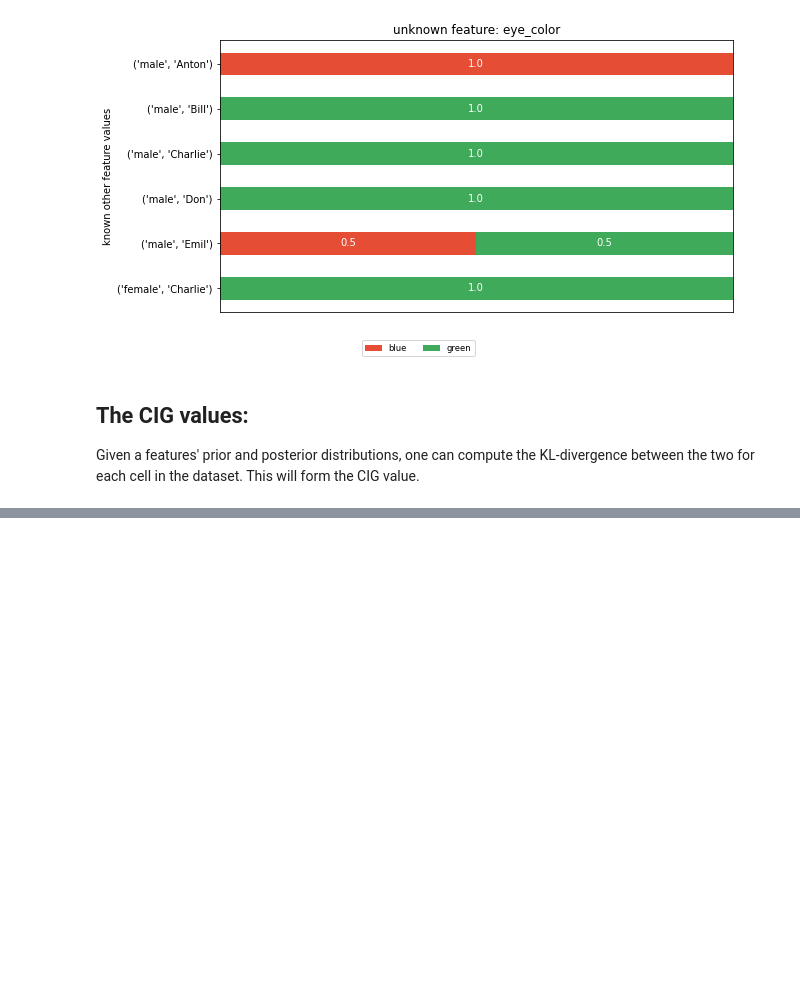
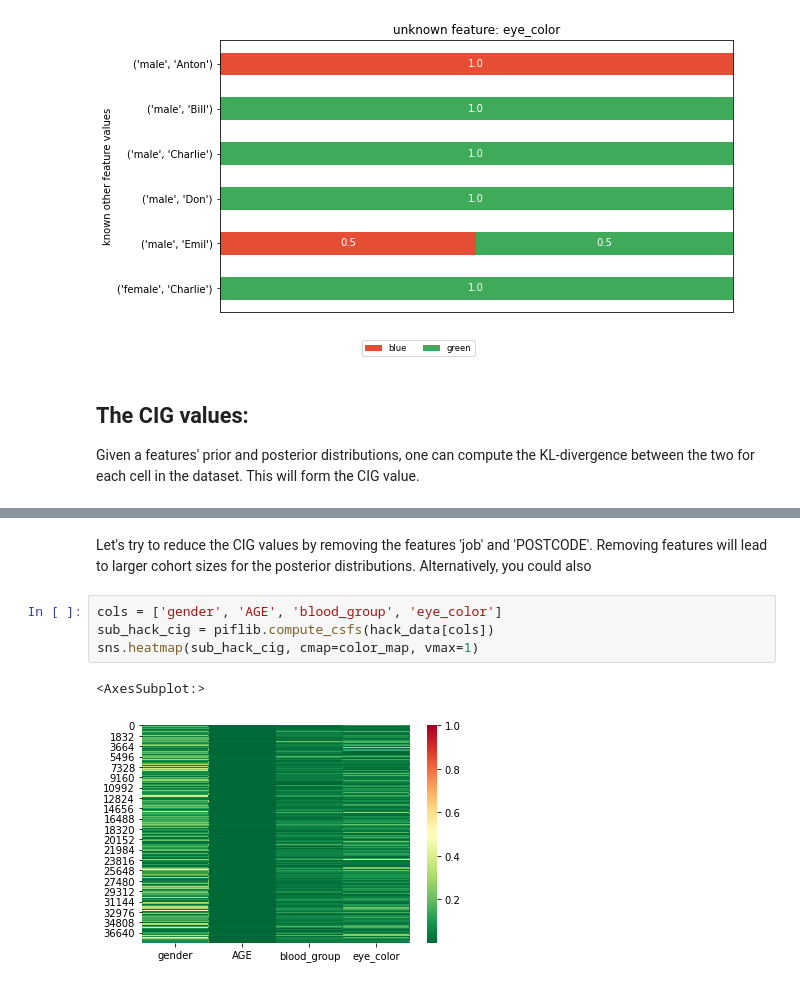
Before and after one commit to PIFtools/piflib, a Jupyter notebook: docs/tutorials/tutorial_cig.ipynb, the cells around one changed output, grey strips where cells are left out. Cells and saved outputs as stored; diff of their text form; blank space fills up the shorter version.

```diff
--- a/docs/tutorials/tutorial_cig.ipynb
+++ b/docs/tutorials/tutorial_cig.ipynb
@@ -96,0 +155,10 @@ explain a bit
+# %% [markdown]
+Let's try to reduce the CIG values by removing the features 'job' and 'POSTCODE'. Removing features will lead to larger
+cohort sizes for the posterior distributions. Alternatively, you could also
+# %%
+cols = ['gender', 'AGE', 'blood_group', 'eye_color']
+sub_hack_cig = piflib.compute_csfs(hack_data[cols])
+sns.heatmap(sub_hack_cig, cmap=color_map, vmax=1)
+# %% [output]
+<AxesSubplot:>
+[figure, added]
```
Also changed, not shown: parts of 14 cells of this notebook, 1 other file.
